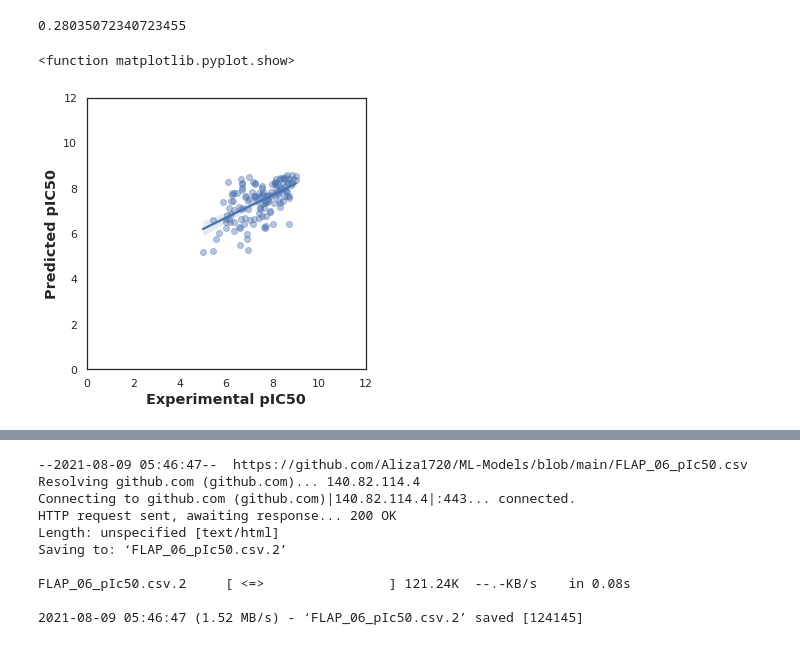
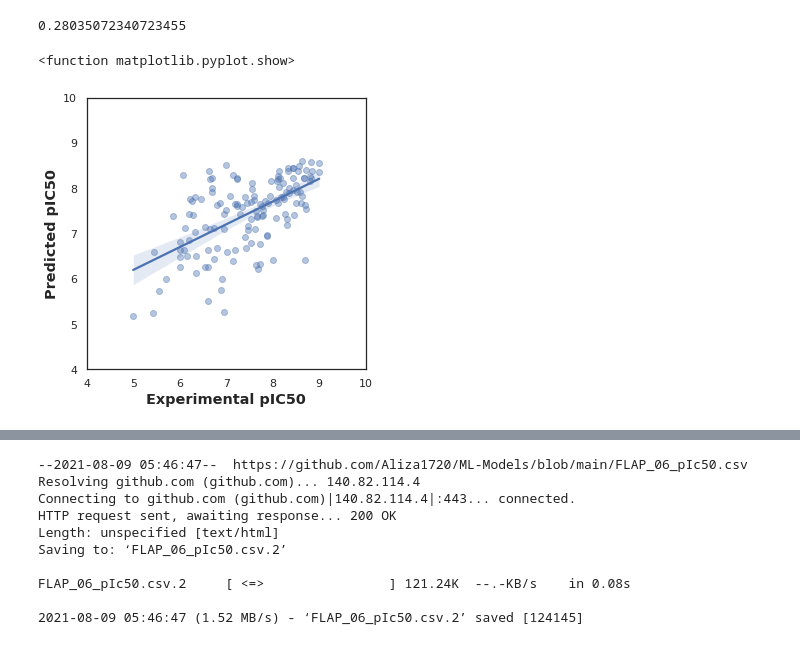
Before and after one commit to Aliza1720/ML-Models, a Jupyter notebook: ML_in_DD_part_1.ipynb, the cells around one changed output, grey strips where cells are left out. Drawn from its saved outputs; the diff is of its cells as text; code cells hidden in the pictures.

```diff
--- a/ML_in_DD_part_1.ipynb
+++ b/ML_in_DD_part_1.ipynb
@@ -899,20 +899,20 @@ Y_pred = model.predict(X_test)
 # %%
 import seaborn as sns
 import matplotlib.pyplot as plt
 
 sns.set(color_codes=True)
 sns.set_style("white")
 
 ax = sns.regplot(Y_test, Y_pred, scatter_kws={'alpha':0.4})
 ax.set_xlabel('Experimental pIC50', fontsize='large', fontweight='bold')
 ax.set_ylabel('Predicted pIC50', fontsize='large', fontweight='bold')
-ax.set_xlim(0, 12)
-ax.set_ylim(0, 12)
+ax.set_xlim(4, 10)
+ax.set_ylim(4, 10)
 ax.figure.set_size_inches(5, 5)
 plt.show
 # %% [output]
 <function matplotlib.pyplot.show>
-[figure, old version]
+[figure, new version]
 # %%
 ! pip install lazypredict
 # %% [output]
```
